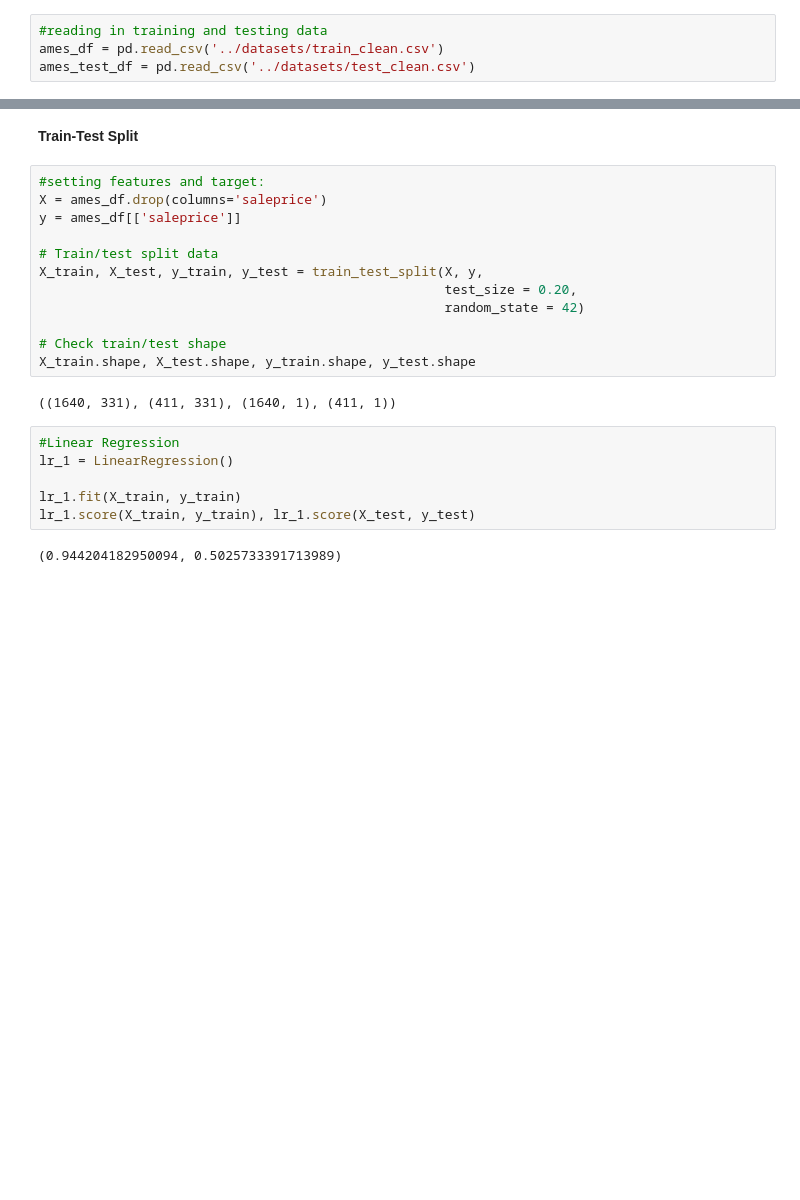
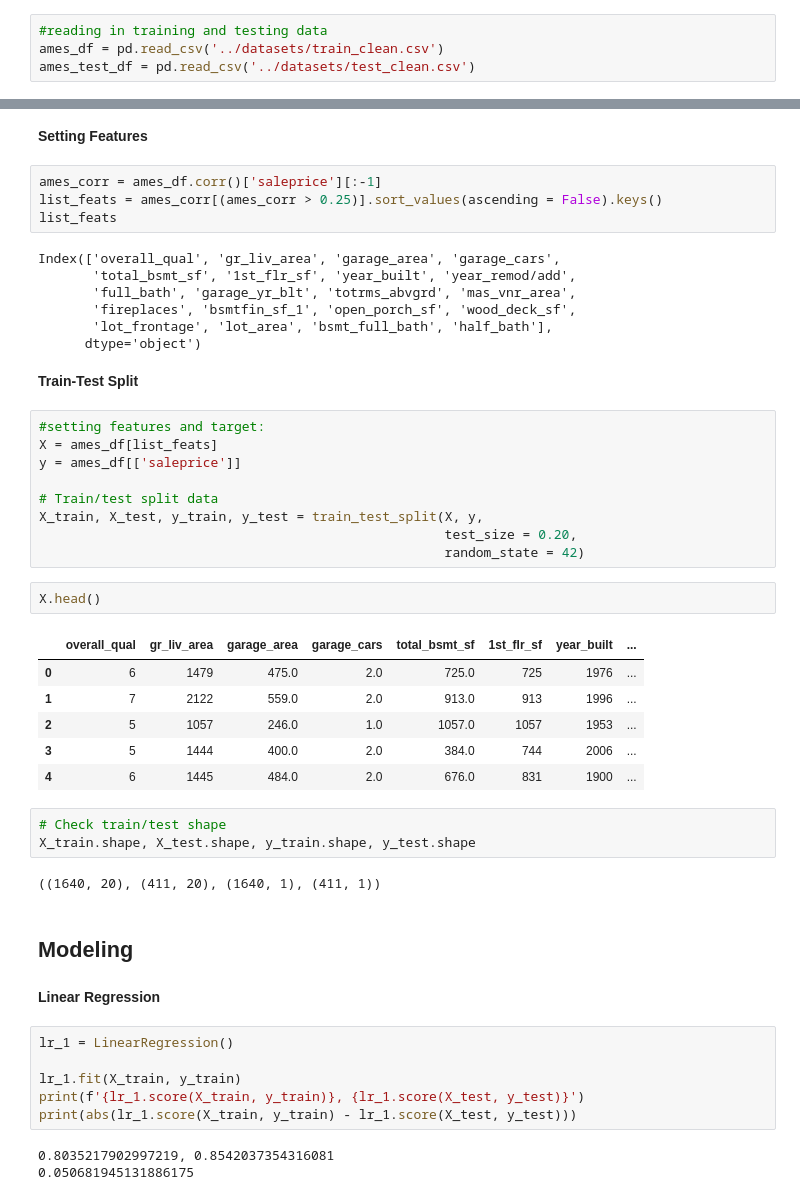
Before and after one commit to maryschindler/project_ames_kaggle_challenge, a Jupyter notebook: 2.0/notebooks/03_Modeling.ipynb, the cells around one changed output, grey strips where cells are left out. Saved outputs shown, nothing was run; the diff lists cells and outputs as text; blank space fills up the shorter version.

Commit message:
renamed coding 01_ and 02_, need to try more models

```diff
--- a/2.0/notebooks/03_Modeling.ipynb
+++ b/2.0/notebooks/03_Modeling.ipynb
@@ -58,24 +58,51 @@ ames_test_df.shape
 # %% [markdown]
-**Train-Test Split**
+**Setting Features**
+# %%
+ames_corr = ames_df.corr()['saleprice'][:-1]
+list_feats = ames_corr[(ames_corr > 0.25)].sort_values(ascending = False).keys()
+list_feats
+# %% [output]
+Index(['overall_qual', 'gr_liv_area', 'garage_area', 'garage_cars',
+       'total_bsmt_sf', '1st_flr_sf', 'year_built', 'year_remod/add',
+       'full_bath', 'garage_yr_blt', 'totrms_abvgrd', 'mas_vnr_area',
+       'fireplaces', 'bsmtfin_sf_1', 'open_porch_sf', 'wood_deck_sf',
+       'lot_frontage', 'lot_area', 'bsmt_full_bath', 'half_bath'],
+      dtype='object')
+# %% [markdown]
+**Train-Test Split**
 # %%
 #setting features and target:
-X = ames_df.drop(columns='saleprice')
+X = ames_df[list_feats]
 y = ames_df[['saleprice']]
 
 # Train/test split data
 X_train, X_test, y_train, y_test = train_test_split(X, y,
                                                     test_size = 0.20,
                                                     random_state = 42)
-
-# Check train/test shape
-X_train.shape, X_test.shape, y_train.shape, y_test.shape
-# %% [output]
-((1640, 331), (411, 331), (1640, 1), (411, 1))
+# %%
+X.head()
+# %% [output]
+|  | overall_qual | gr_liv_area | garage_area | garage_cars | total_bsmt_sf | 1st_flr_sf | year_built | ... |
+| 0 | 6 | 1479 | 475.0 | 2.0 | 725.0 | 725 | 1976 | ... |
+| 1 | 7 | 2122 | 559.0 | 2.0 | 913.0 | 913 | 1996 | ... |
+| 2 | 5 | 1057 | 246.0 | 1.0 | 1057.0 | 1057 | 1953 | ... |
+| 3 | 5 | 1444 | 400.0 | 2.0 | 384.0 | 744 | 2006 | ... |
+| 4 | 6 | 1445 | 484.0 | 2.0 | 676.0 | 831 | 1900 | ... |
+# %%
+# Check train/test shape
+X_train.shape, X_test.shape, y_train.shape, y_test.shape
+# %% [output]
+((1640, 20), (411, 20), (1640, 1), (411, 1))
+# %% [markdown]
+## Modeling
+# %% [markdown]
+**Linear Regression**
 # %%
-#Linear Regression
 lr_1 = LinearRegression()
 
 lr_1.fit(X_train, y_train)
-lr_1.score(X_train, y_train), lr_1.score(X_test, y_test)
+print(f'{lr_1.score(X_train, y_train)}, {lr_1.score(X_test, y_test)}')
+print(abs(lr_1.score(X_train, y_train) - lr_1.score(X_test, y_test)))
 # %% [output]
-(0.944204182950094, 0.5025733391713989)
+0.8035217902997219, 0.8542037354316081
+0.050681945131886175
```
Also changed, not shown: parts of 19 cells of this notebook, 5 other files.
